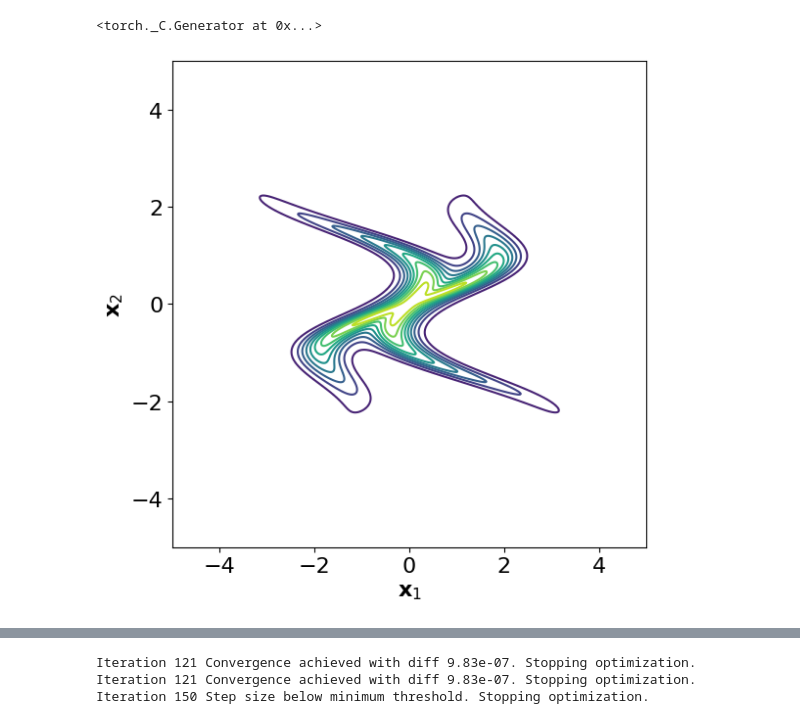
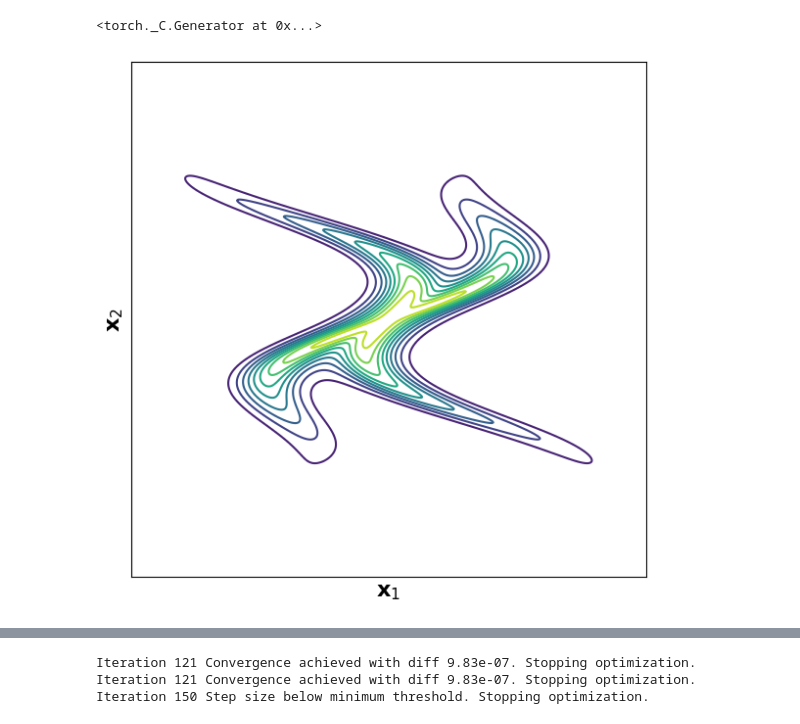
Before and after one commit to wdiepeveen/Riemannian-Archetypal-Analysis, a Jupyter notebook: river_cross_starflow.ipynb, the cells around one changed output, grey strips where cells are left out. Drawn from its saved outputs; the diff is of its cells as text; code cells hidden in the pictures.

```diff
--- a/river_cross_starflow.ipynb
+++ b/river_cross_starflow.ipynb
@@ -34,24 +34,26 @@ star_flow = RiverCrossStarFlowDistribution()
 # %%
 n_points = 1001
 x = torch.linspace(-7, 7, n_points)
 y = torch.linspace(-7, 7, n_points)
 X, Y = torch.meshgrid(x, y)
 XY = torch.stack([X.flatten(), Y.flatten()], dim=-1)
 log_probs_multi = torch.exp(star_flow.log_prob(XY).reshape(n_points, n_points).detach())
 
 
 # plot samples
 plt.figure(figsize=(6, 6))
 plt.contour(X.numpy(), Y.numpy(), log_probs_multi.numpy(), levels=10, cmap='viridis')
 plt.xlabel(r'$\mathbf{x}_1$')
 plt.ylabel(r'$\mathbf{x}_2$')
-plt.xlim(-5, 5)
-plt.ylim(-5, 5)
+plt.xlim(-4, 4)
+plt.ylim(-4, 4)
+plt.xticks([])
+plt.yticks([])
 plt.tight_layout()
 plt.savefig(os.path.join(results_folder, "log_probs.png"))
 plt.show()
 # %% [output]
-[figure, old version]
+[figure, new version]
 # %%
 phi = TransformVectorDiffeomorphism(2, star_flow._transform)
 phi_chi = StarFlowVectorDiffeomorphism(2, star_flow)
```
Also changed, not shown: parts of 2 cells of this notebook, 6 other files.
